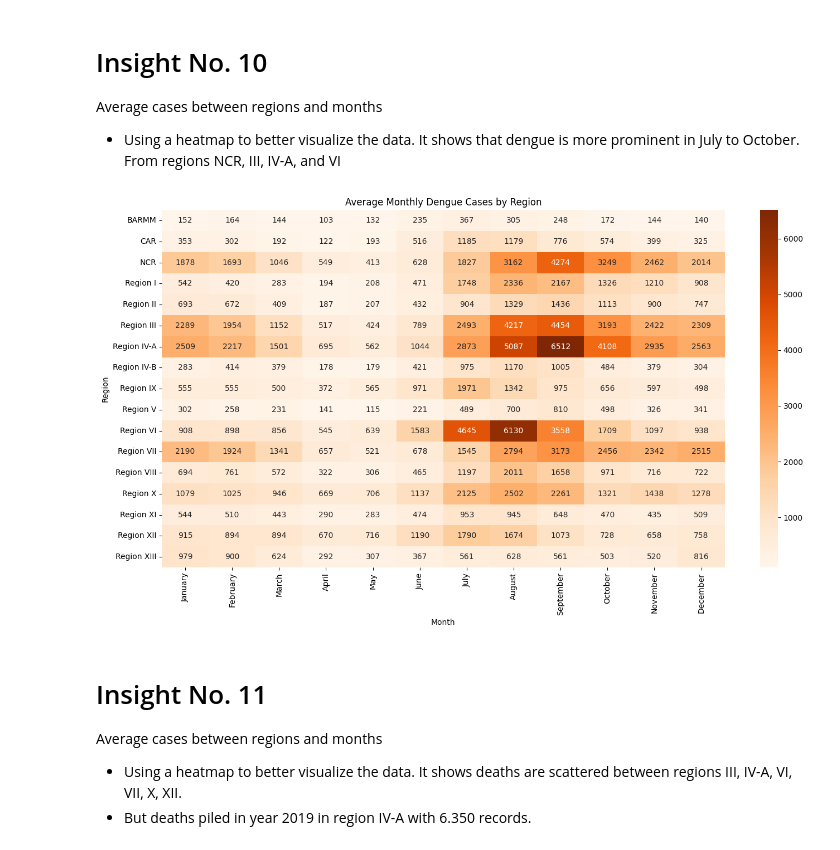
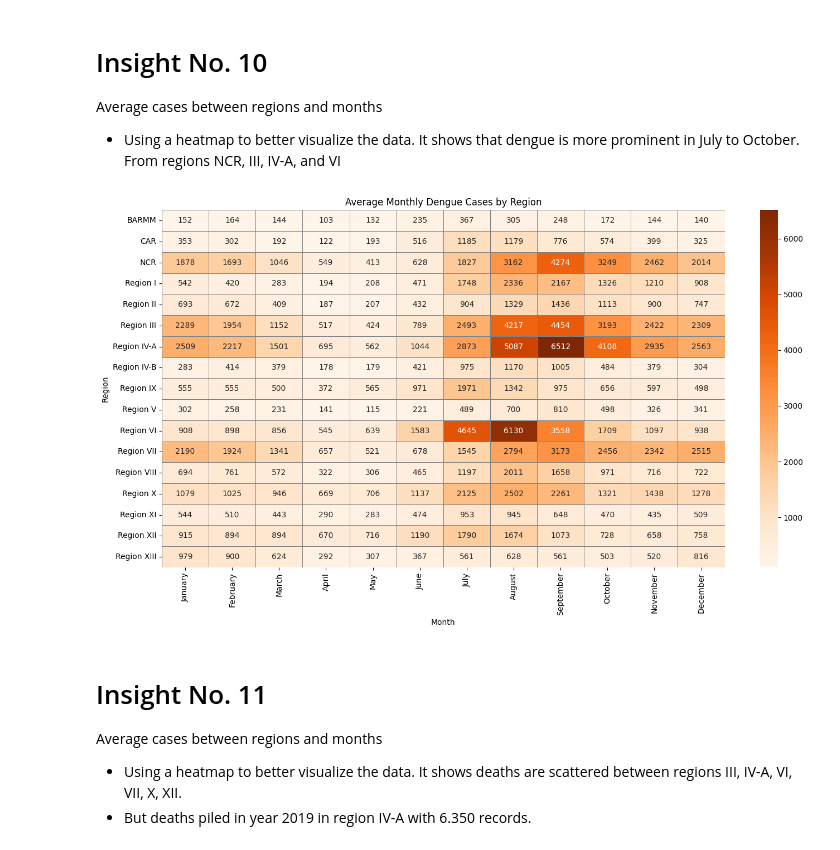
Before and after one commit to akagail/ITD-3B, a Jupyter notebook: activity5.ipynb, the cells around one changed output. Saved outputs shown, nothing was run; the diff lists cells and outputs as text; code cells hidden in the pictures.

```diff
--- a/activity5.ipynb
+++ b/activity5.ipynb
@@ -359,15 +373,15 @@ month_order = ['January', 'February', 'March', 'April', 'May', 'June',
                'July', 'August', 'September', 'October', 'November', 'December']
 pivot_data = pivot_data[month_order]
 # %%
-sns.heatmap(pivot_data, annot=True, fmt=".0f", cmap='Oranges')
+sns.heatmap(pivot_data, annot=True, fmt=".0f", cmap='Oranges', linewidths=.5, linecolor='gray')
 plt.title("Average Monthly Dengue Cases by Region")
 plt.xlabel("Month")
 plt.ylabel("Region")
 plt.gcf().set_size_inches(14, 8)
 plt.tight_layout()
 plt.show()
 # %% [output]
-[figure, old version]
+[figure, new version]
 # %% [markdown]
 <h1>Insight No. 11</h1>
 <p>Average cases between regions and months</p>
```
Also changed, not shown: parts of 38 cells of this notebook.
